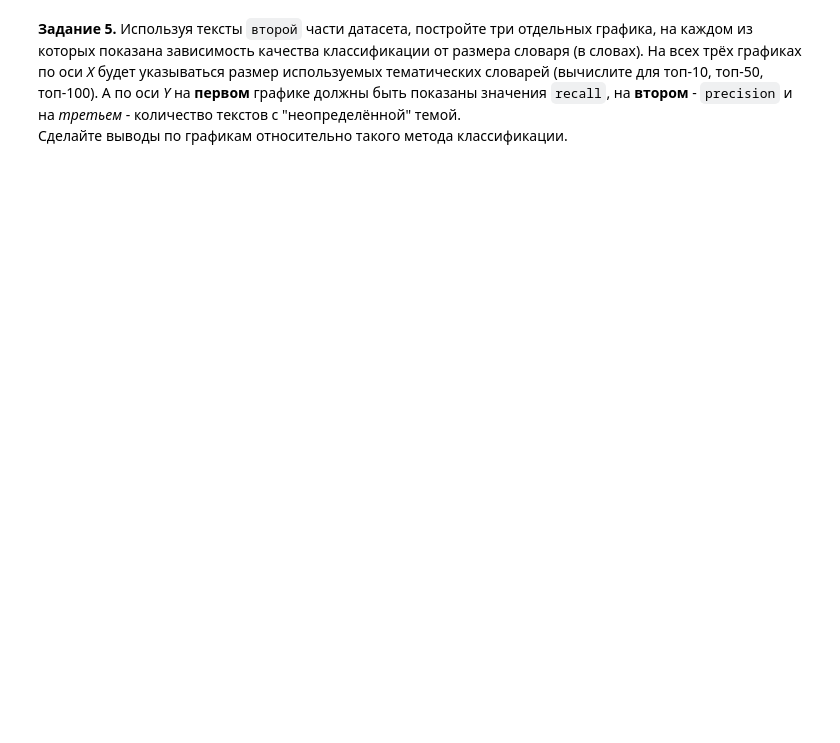
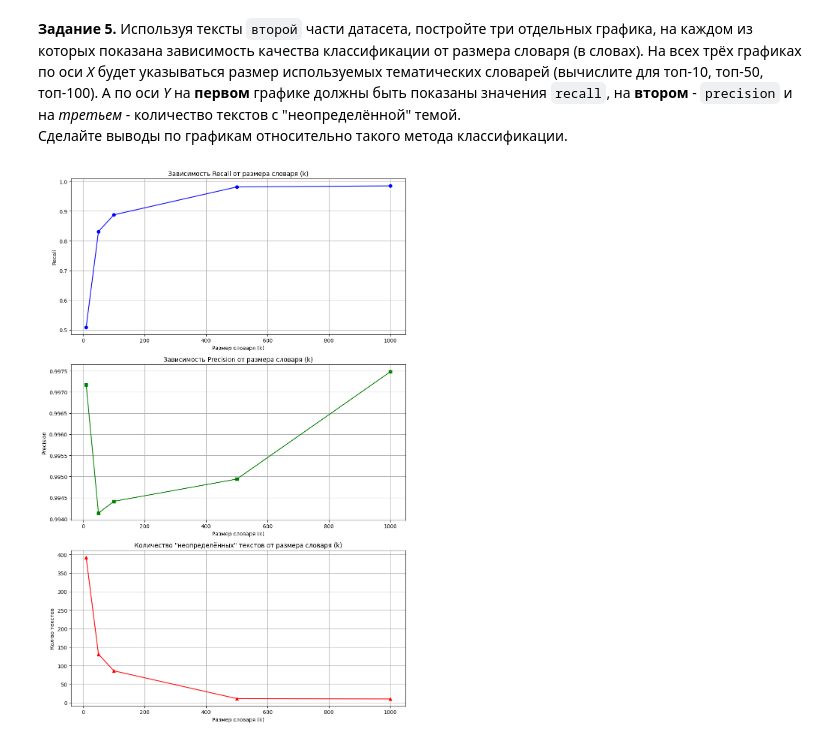
Before and after one commit to 11qfour/automatic-text-processing, a Jupyter notebook: nlp_lab_2 (2026).ipynb, the cells around one changed output. Saved outputs shown, nothing was run; the diff lists cells and outputs as text; code cells hidden in the pictures; blank space fills up the shorter version.

```diff
--- a/nlp_lab_2 (2026).ipynb
+++ b/nlp_lab_2 (2026).ipynb
@@ -145,0 +260,49 @@ for topic, fdist in topic_freq.items():
+# %%
+import matplotlib.pyplot as plt
+from sklearn.metrics import precision_score, recall_score
+
+k_values = [10, 50, 100, 500, 1000]
+
+recalls = []
+precisions = []
+undefined_counts = []
+
+for k in k_values:
+    y_pred = [classify_text(text, exclusive_topic_freq, k) for text in X_test]
+
+
+    target_labels = list(exclusive_topic_freq.keys())
+    # labels гарантирует, что мы не считаем "неопределенную" как валидный класс темы
+    prec = precision_score(y_test, y_pred, average='weighted', labels=target_labels, zero_division=0)
+    rec = recall_score(y_test, y_pred, average='weighted', labels=target_labels, zero_division=0)
+    undef = y_pred.count("неопределённая")
+
+    precisions.append(prec)
+    recalls.append(rec)
+    undefined_counts.append(undef)
+
+
+fig, (ax1, ax2, ax3) = plt.subplots(3, 1, figsize=(10, 15))
+
+ax1.plot(k_values, recalls, marker='o', color='blue')
+ax1.set_title('Зависимость Recall от размера словаря (k)')
+ax1.set_xlabel('Размер словаря (k)')
+ax1.set_ylabel('Recall')
+ax1.grid(True)
+
+ax2.plot(k_values, precisions, marker='s', color='green')
+ax2.set_title('Зависимость Precision от размера словаря (k)')
+ax2.set_xlabel('Размер словаря (k)')
+ax2.set_ylabel('Precision')
+ax2.grid(True)
+
+ax3.plot(k_values, undefined_counts, marker='^', color='red')
+ax3.set_title('Количество "неопределённых" текстов от размера словаря (k)')
+ax3.set_xlabel('Размер словаря (k)')
+ax3.set_ylabel('Кол-во текстов')
+ax3.grid(True)
+
+plt.tight_layout()
+plt.show()
+# %% [output]
+[figure, added]
```
Also changed, not shown: parts of 9 cells of this notebook.
